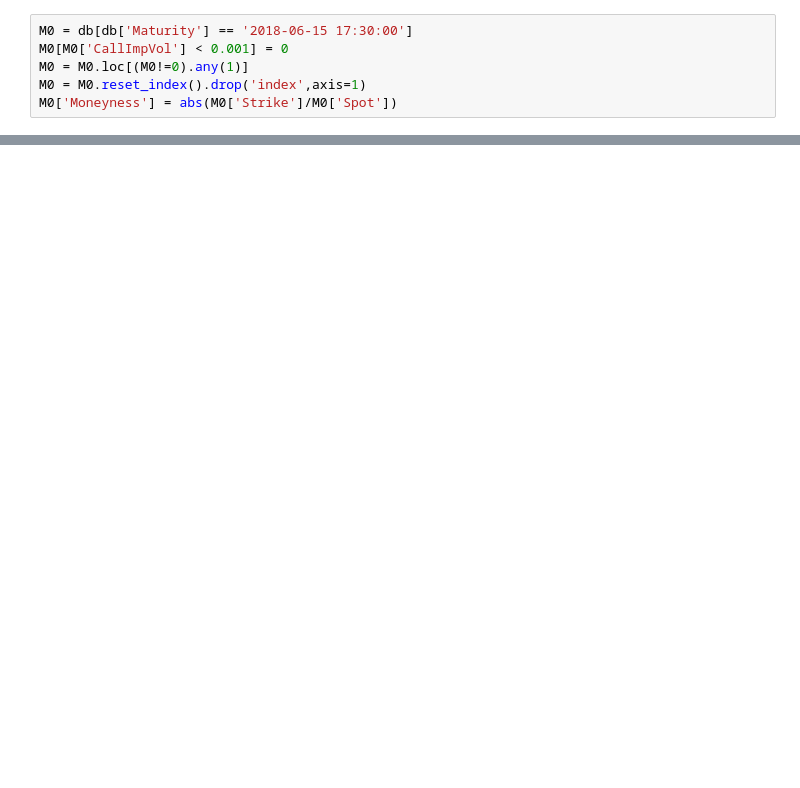
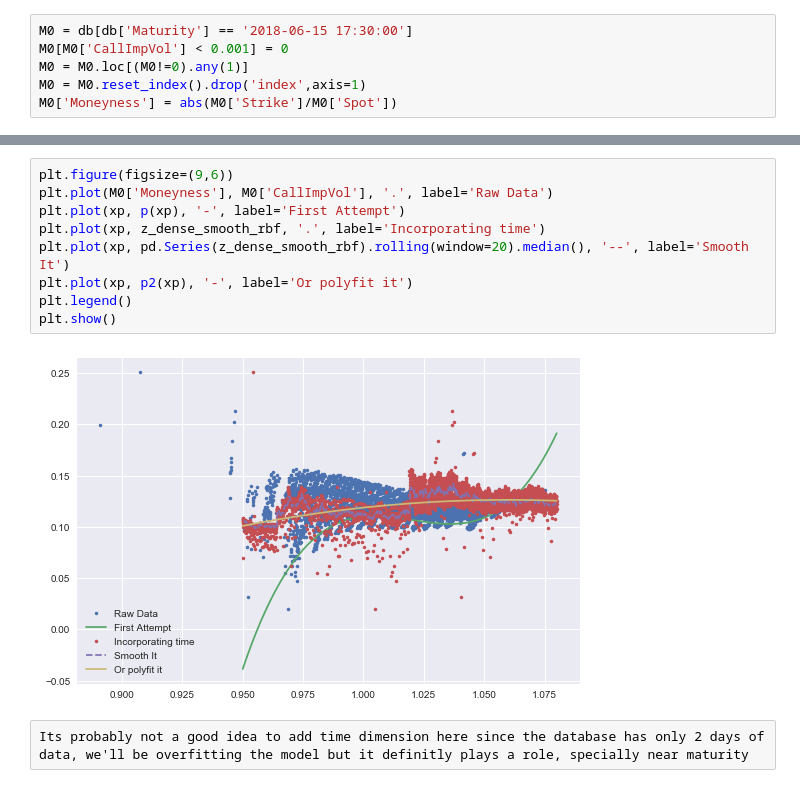
Before and after one commit to LongOnly/Implied-Volatility-Modelling, a Jupyter notebook: Implied Volatility Modelling.ipynb, the cells around one changed output, grey strips where cells are left out. Saved outputs shown, nothing was run; the diff lists cells and outputs as text; blank space fills up the shorter version.

```diff
--- a/Implied Volatility Modelling.ipynb
+++ b/Implied Volatility Modelling.ipynb
@@ -53,0 +55,13 @@ z_dense_smooth_rbf = zfun_smooth_rbf(M0['Moneyness'], M0['Expiration'])
+# %%
+plt.figure(figsize=(9,6))
+plt.plot(M0['Moneyness'], M0['CallImpVol'], '.', label='Raw Data')
+plt.plot(xp, p(xp), '-', label='First Attempt')
+plt.plot(xp, z_dense_smooth_rbf, '.', label='Incorporating time')
+plt.plot(xp, pd.Series(z_dense_smooth_rbf).rolling(window=20).median(), '--', label='Smooth It')
+plt.plot(xp, p2(xp), '-', label='Or polyfit it')
+plt.legend()
+plt.show()
+# %% [output]
+[figure, added]
+# %% [raw]
+Its probably not a good idea to add time dimension here since the database has only 2 days of data, we'll be overfitting the model but it definitly plays a role, specially near maturity
```
Also changed, not shown: parts of 5 cells of this notebook.
